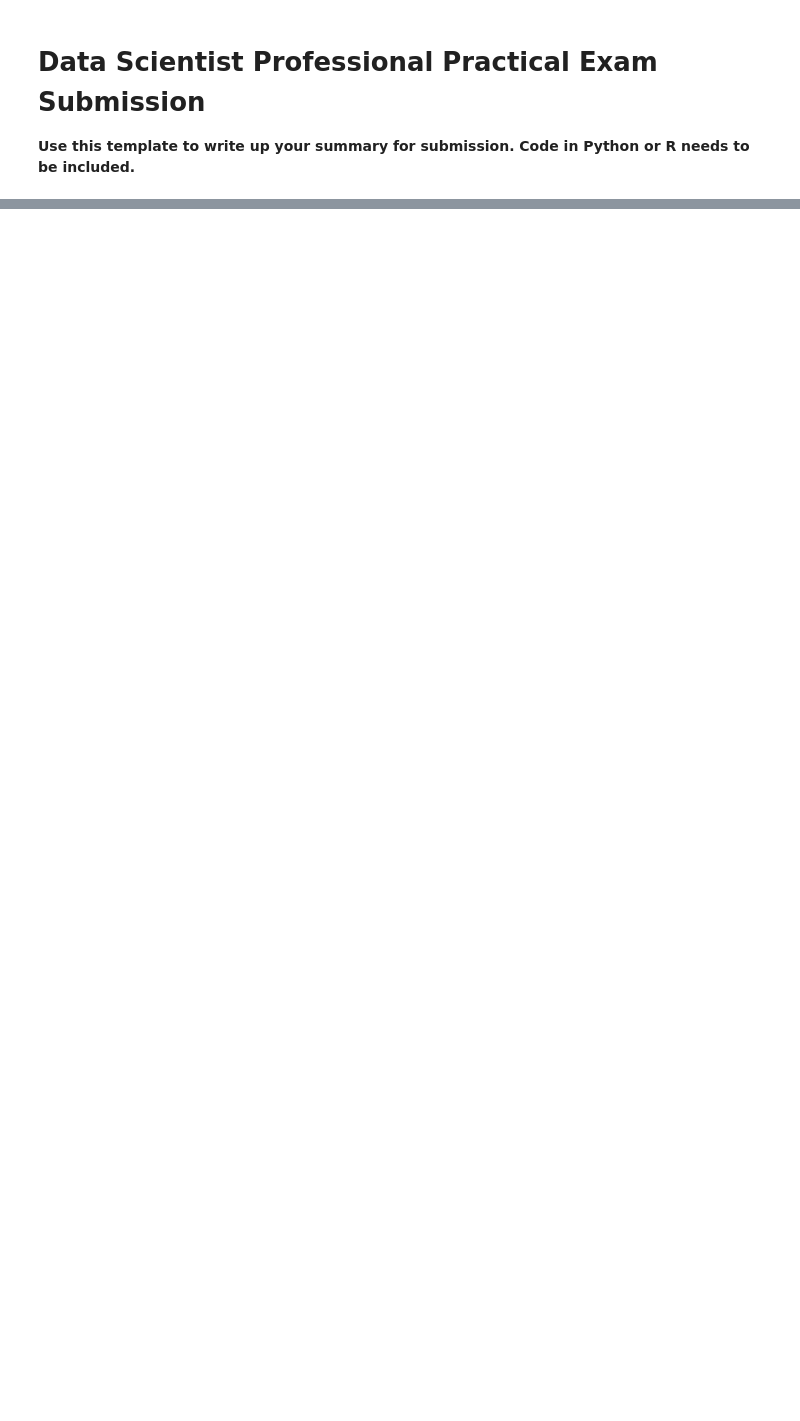
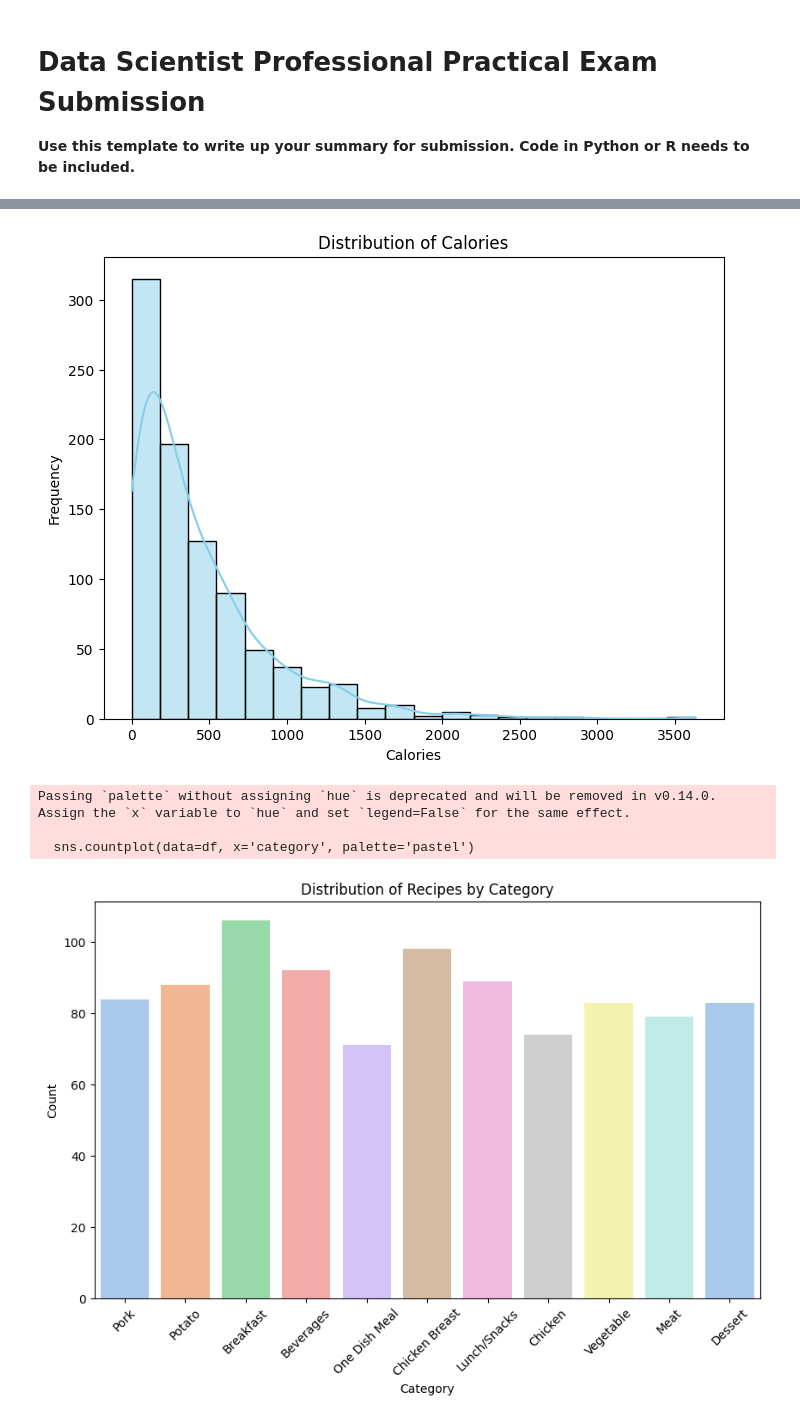
Before and after one commit to DomeVoss95/data-camp-professional-data-scientist, a Jupyter notebook: notebook.ipynb, the cells around one changed output, grey strips where cells are left out. Saved outputs shown, nothing was run; the diff lists cells and outputs as text; code cells hidden in the pictures; blank space fills up the shorter version.

```diff
--- a/notebook.ipynb
+++ b/notebook.ipynb
@@ -26,6 +34,4 @@ Your written report should include both code, output and written text summaries
 # %%
-import pandas as pd
-
 # Load the data
 df = pd.read_csv('recipe_site_traffic_2212.csv')
 
@@ -33,7 +39,7 @@ df = pd.read_csv('recipe_site_traffic_2212.csv')
 print(df.head())
 
 # Handling missing values
-df.fillna(value=pd.np.nan, inplace=True)
+df.fillna(value=np.nan, inplace=True)
 
 # Convert 'servings' to numeric data type
 df['servings'] = pd.to_numeric(df['servings'], errors='coerce')
@@ -65,0 +84,43 @@ df.to_csv('cleaned_recipe_site_traffic.csv', index=False)
+# %%
+# Single Variable Analysis
+# Histogram of calories
+plt.figure(figsize=(8, 6))
+sns.histplot(df['calories'], bins=20, kde=True, color='skyblue')
+plt.title('Distribution of Calories')
+plt.xlabel('Calories')
+plt.ylabel('Frequency')
+plt.show()
+
+# Bar plot of category
+plt.figure(figsize=(10, 6))
+sns.countplot(data=df, x='category', palette='pastel')
+plt.title('Distribution of Recipes by Category')
+plt.xlabel('Category')
+plt.ylabel('Count')
+plt.xticks(rotation=45)
+plt.show()
+
+# Relationship Between Features
+# Scatter plot of calories vs. protein
+plt.figure(figsize=(8, 6))
+sns.scatterplot(data=df, x='calories', y='protein', hue='high_traffic', palette='Set1')
+plt.title('Calories vs. Protein')
+plt.xlabel('Calories')
+plt.ylabel('Protein')
+plt.legend(title='High Traffic', loc='upper right')
+plt.show()
+
+# Box plot of calories by category
+plt.figure(figsize=(10, 6))
+sns.boxplot(data=df, x='category', y='calories', palette='pastel')
+plt.title('Calories Distribution by Category')
+plt.xlabel('Category')
+plt.ylabel('Calories')
+plt.xticks(rotation=45)
+plt.show()
+# %% [output]
+[figure, added]
+Passing `palette` without assigning `hue` is deprecated and will be removed in v0.14.0. Assign the `x` variable to `hue` and set `legend=False` for the same effect.
+
+  sns.countplot(data=df, x='category', palette='pastel')
+[figure, added]
```
Also changed, not shown: parts of 15 cells of this notebook.
